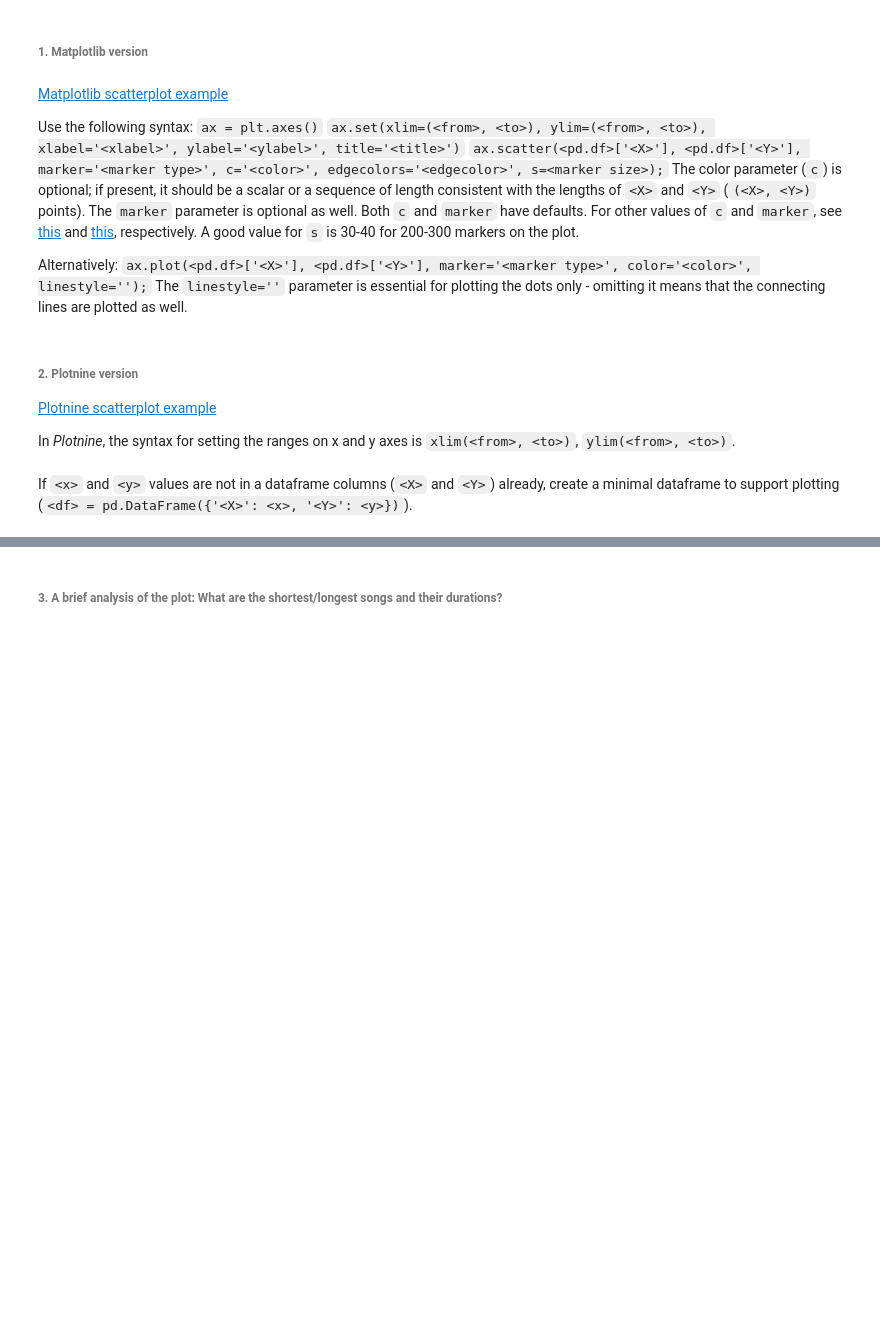
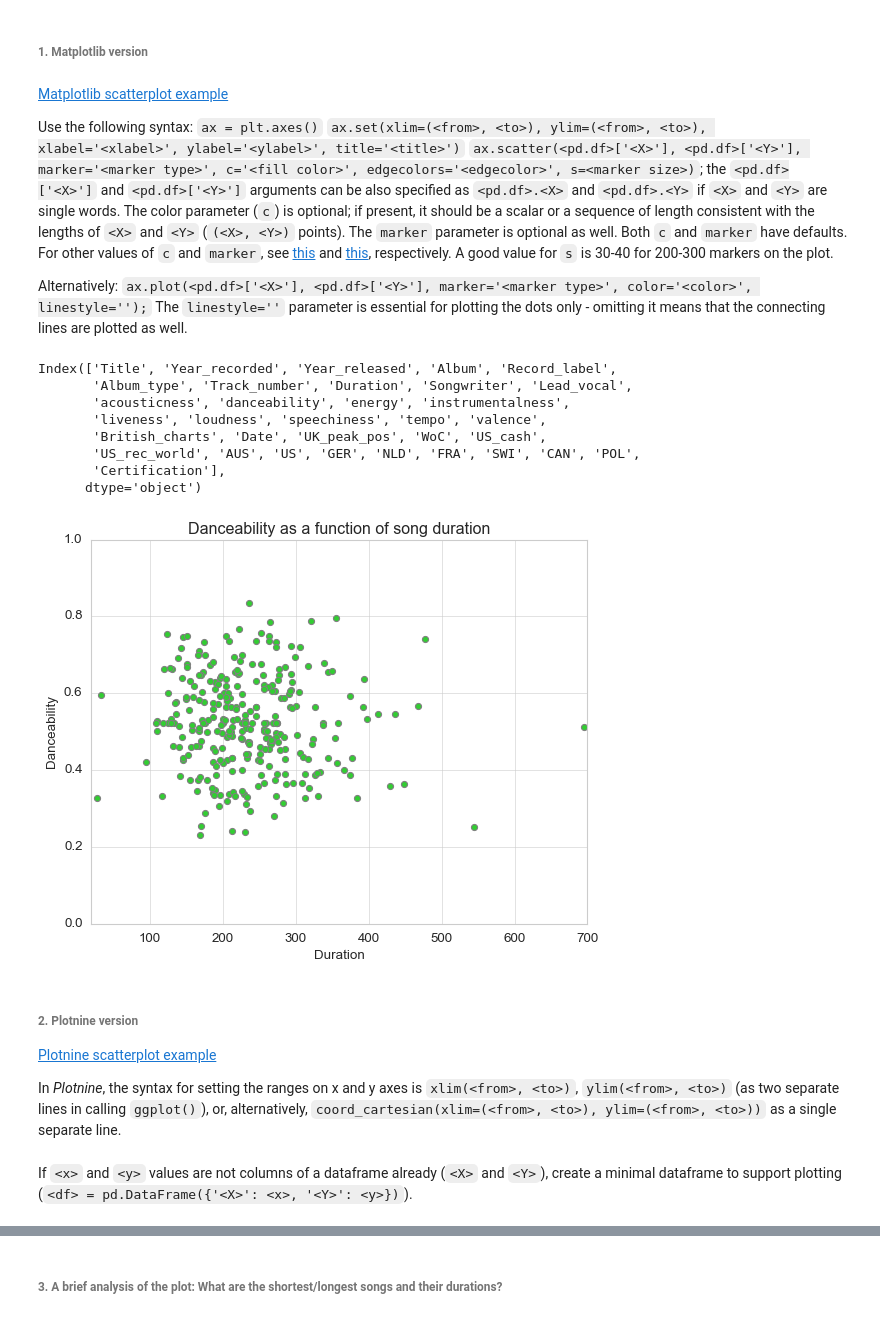
Before and after one commit to devedzic/eda_rs, a Jupyter notebook: eda.ipynb, the cells around one changed output, grey strips where cells are left out. Saved outputs shown, nothing was run; the diff lists cells and outputs as text; code cells hidden in the pictures; blank space fills up the shorter version.

```diff
--- a/eda.ipynb
+++ b/eda.ipynb
@@ -758,19 +819,38 @@ To set the ranges of values on x-axis and y-axis (`Duration`, `Other.releases`),
 Use the following syntax:
 `ax = plt.axes()`
 `ax.set(xlim=(<from>, <to>), ylim=(<from>, <to>), xlabel='<xlabel>', ylabel='<ylabel>', title='<title>')`
-`ax.scatter(<pd.df>['<X>'], <pd.df>['<Y>'], marker='<marker type>', c='<color>', edgecolors='<edgecolor>', s=<marker size>);`
-The color parameter (`c`) is optional; if present, it should be a scalar or a sequence of length consistent with the lengths of `<X>` and `<Y>` (`(<X>, <Y>)` points). The `marker` parameter is optional as well. Both `c` and `marker` have defaults. For other values of `c` and `marker`, see [this](https://matplotlib.org/stable/gallery/color/named_colors.html) and [this](https://matplotlib.org/stable/api/_as_gen/matplotlib.markers.MarkerStyle.html#matplotlib.markers.MarkerStyle), respectively. A good value for `s` is 30-40 for 200-300 markers on the plot.
+`ax.scatter(<pd.df>['<X>'], <pd.df>['<Y>'], marker='<marker type>', c='<fill color>', edgecolors='<edgecolor>', s=<marker size>)`;
+the `<pd.df>['<X>']` and `<pd.df>['<Y>']` arguments can be also specified as `<pd.df>.<X>` and `<pd.df>.<Y>` if `<X>` and `<Y>` are single words.
+The color parameter (`c`) is optional; if present, it should be a scalar or a sequence of length consistent with the lengths of `<X>` and `<Y>` (`(<X>, <Y>)` points). The `marker` parameter is optional as well. Both `c` and `marker` have defaults. For other values of `c` and `marker`, see [this](https://matplotlib.org/stable/gallery/color/named_colors.html#css-colors) and [this](https://matplotlib.org/stable/api/_as_gen/matplotlib.markers.MarkerStyle.html#matplotlib.markers.MarkerStyle.markers), respectively. A good value for `s` is 30-40 for 200-300 markers on the plot.
 
 Alternatively:
 `ax.plot(<pd.df>['<X>'], <pd.df>['<Y>'], marker='<marker type>', color='<color>', linestyle='');`
 The `linestyle=''` parameter is essential for plotting the dots only - omitting it means that the connecting lines are plotted as well.
+# %%
+ax = plt.axes()
+ax.set(xlim=(20, 700), ylim=(0, 1), xlabel='Duration', ylabel='Danceability',
+       title='Danceability as a function of song duration')
+# print(ax)
+display(songs.columns)
+ax.scatter(songs['Duration'], songs['danceability'], marker='o', c='limegreen', edgecolors='grey', s=30);
+# ax.plot(songs['Duration'], songs['danceability'], marker='o', color='limegreen', linestyle='', );
+# %% [output]
+Index(['Title', 'Year_recorded', 'Year_released', 'Album', 'Record_label',
+       'Album_type', 'Track_number', 'Duration', 'Songwriter', 'Lead_vocal',
+       'acousticness', 'danceability', 'energy', 'instrumentalness',
+       'liveness', 'loudness', 'speechiness', 'tempo', 'valence',
+       'British_charts', 'Date', 'UK_peak_pos', 'WoC', 'US_cash',
+       'US_rec_world', 'AUS', 'US', 'GER', 'NLD', 'FRA', 'SWI', 'CAN', 'POL',
+       'Certification'],
+      dtype='object')
+[figure, added]
 # %% [markdown]
 ###### 2. Plotnine version
 [Plotnine scatterplot example](https://plotnine.readthedocs.io/en/stable/generated/plotnine.geoms.geom_point.html#plotnine.geoms.geom_point)
 
-In *Plotnine*, the syntax for setting the ranges on x and y axes is `xlim(<from>, <to>)`, `ylim(<from>, <to>)`.
+In *Plotnine*, the syntax for setting the ranges on x and y axes is `xlim(<from>, <to>)`, `ylim(<from>, <to>)` (as two separate lines in calling `ggplot()`), or, alternatively, `coord_cartesian(xlim=(<from>, <to>), ylim=(<from>, <to>))` as a single separate line.
 # %% [markdown]
-If `<x>` and `<y>` values are not in a dataframe columns (`<X>` and `<Y>`) already, create a minimal dataframe to support plotting (`<df> = pd.DataFrame({'<X>': <x>, '<Y>': <y>})`).
+If `<x>` and `<y>` values are not columns of a dataframe already (`<X>` and `<Y>`), create a minimal dataframe to support plotting (`<df> = pd.DataFrame({'<X>': <x>, '<Y>': <y>})`).
 # %% [markdown]
 Use `ggplot` as:
 
```
Also changed, not shown: parts of 12 cells of this notebook, 2 other files.
